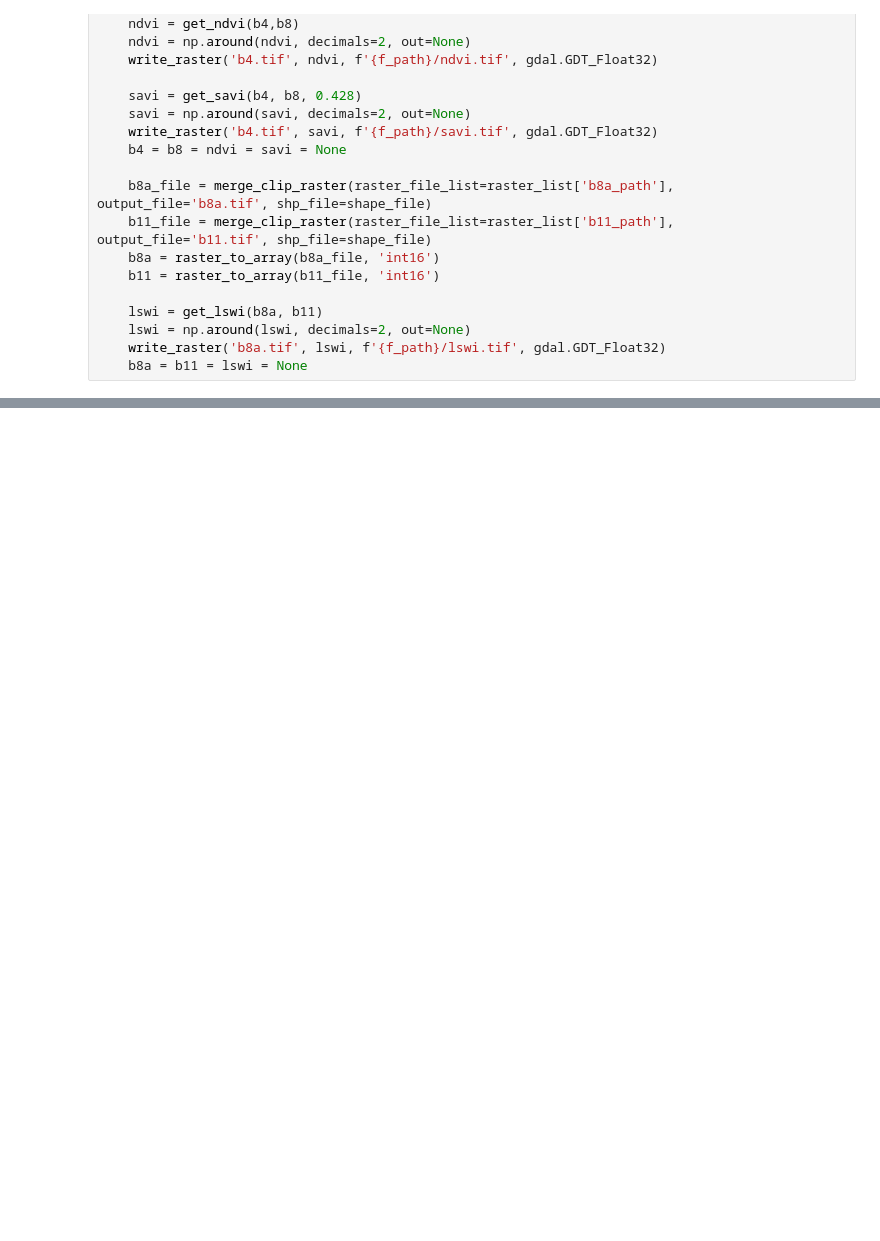
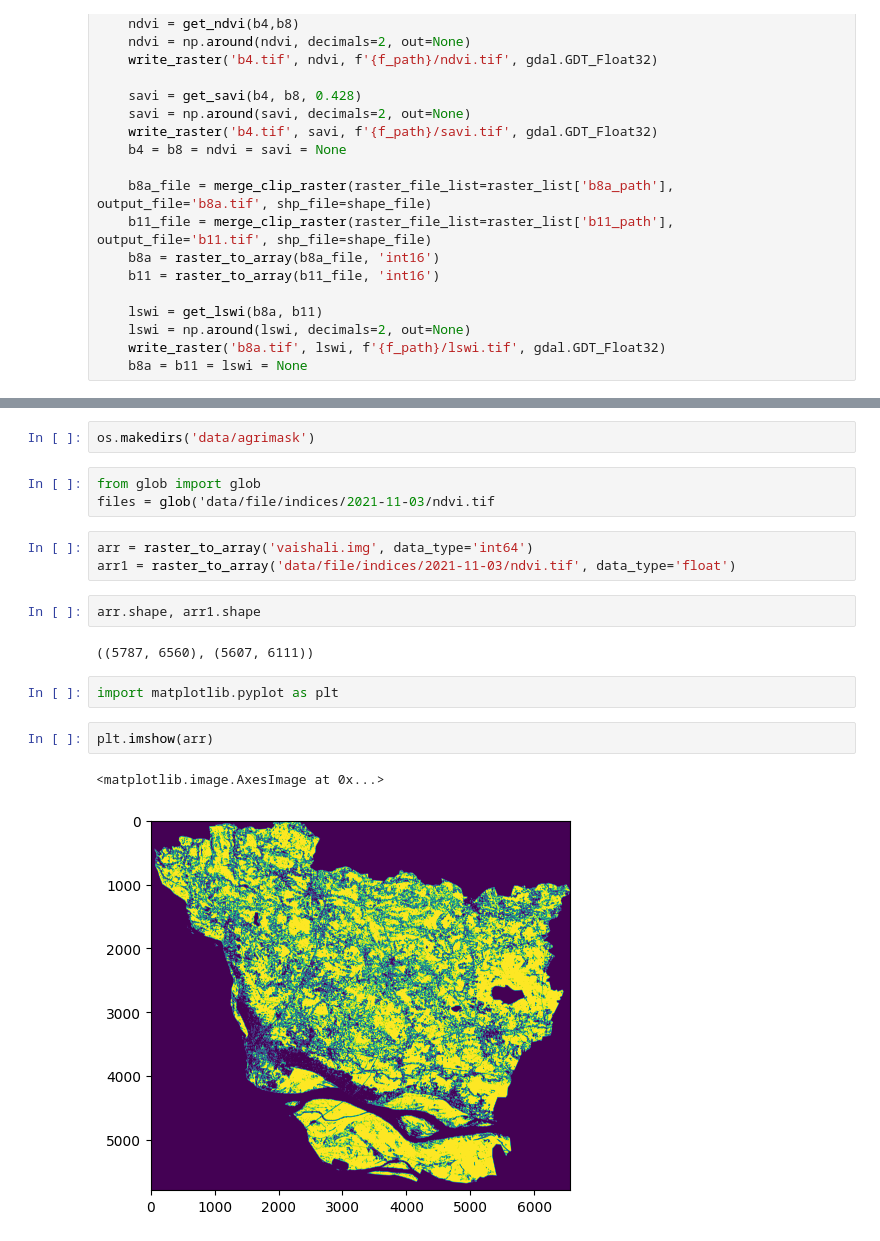
Before and after one commit to sumit-maan/crop-health-monitor, a Jupyter notebook: test.ipynb, the cells around one changed output, grey strips where cells are left out. Saved outputs shown, nothing was run; the diff lists cells and outputs as text; blank space fills up the shorter version.

Commit message:
debug agrimask resolution

```diff
--- a/test.ipynb
+++ b/test.ipynb
@@ -77,0 +108,19 @@ Indices are Generated at 2021-11-03
+# %%
+os.makedirs('data/agrimask')
+# %%
+from glob import glob
+files = glob('data/file/indices/2021-11-03/ndvi.tif
+# %%
+arr = raster_to_array('vaishali.img', data_type='int64')
+arr1 = raster_to_array('data/file/indices/2021-11-03/ndvi.tif', data_type='float')
+# %%
+arr.shape, arr1.shape
+# %% [output]
+((5787, 6560), (5607, 6111))
+# %%
+import matplotlib.pyplot as plt
+# %%
+plt.imshow(arr)
+# %% [output]
+<matplotlib.image.AxesImage at 0x...>
+[figure, added]
```
Also changed, not shown: parts of 5 cells of this notebook.
